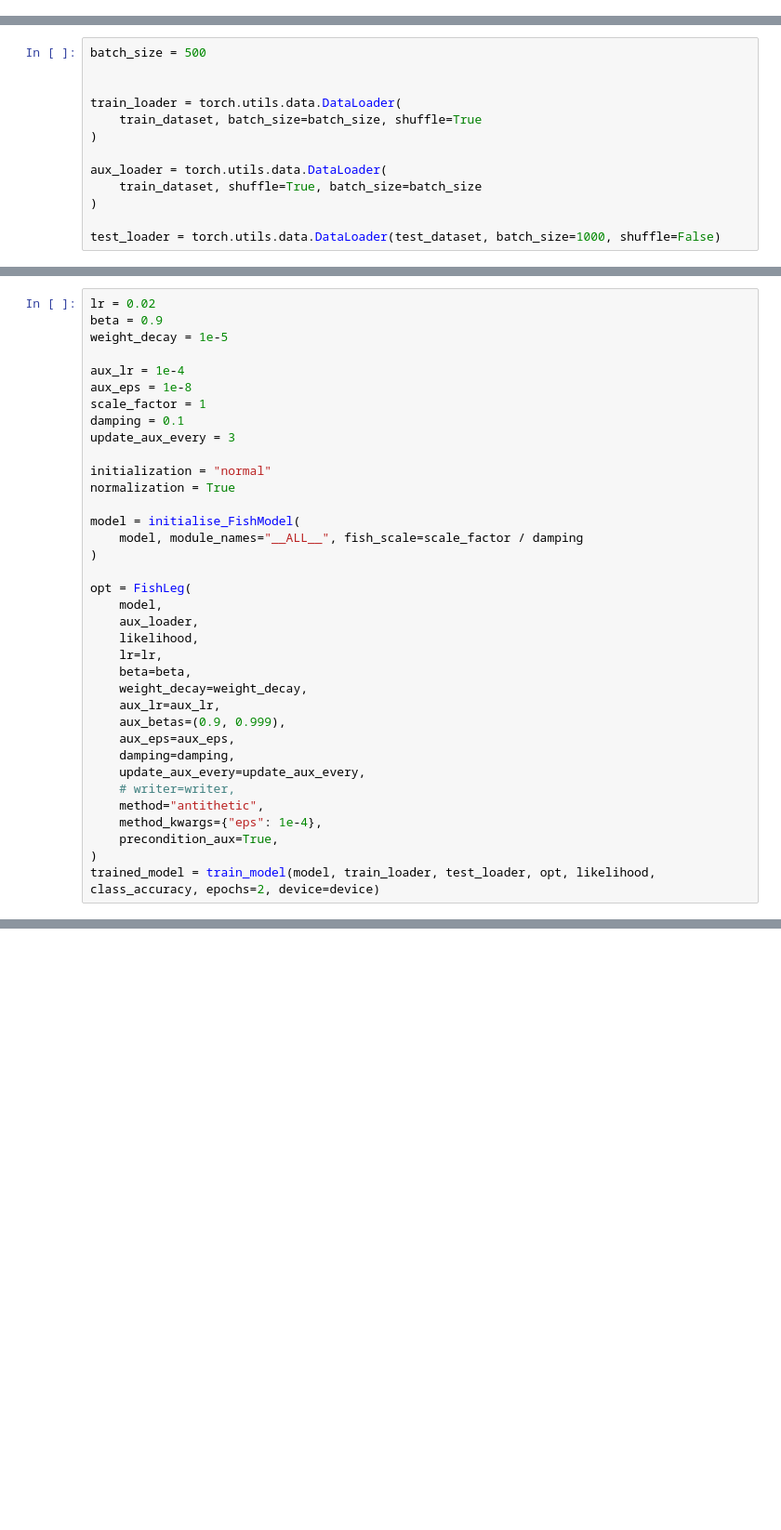
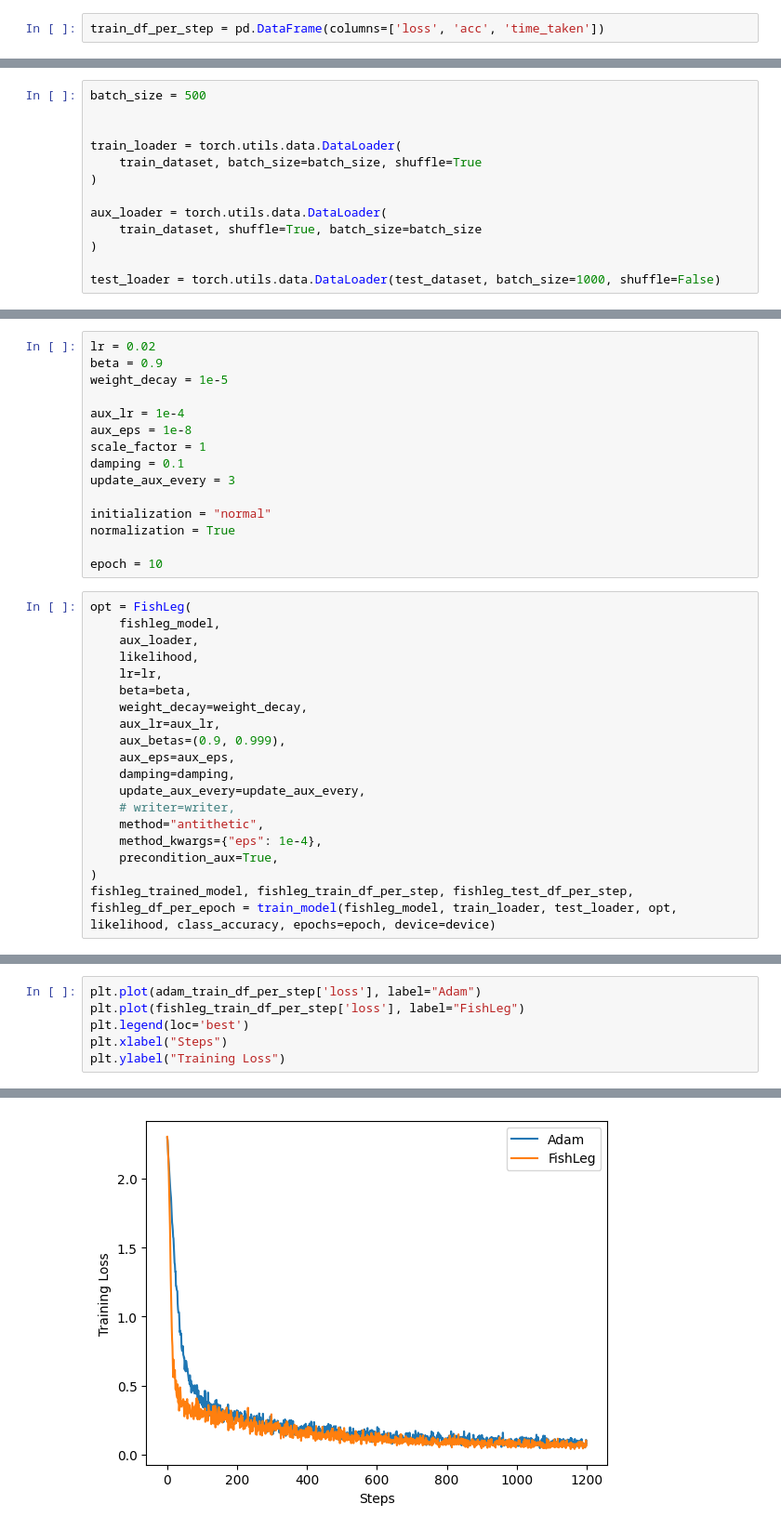
Before and after one commit to WeiShengL/FishLeg, a Jupyter notebook: examples/CIFAR_example.ipynb, the cells around one changed output, grey strips where cells are left out. Shown: that part at 93% size. Drawn from its saved outputs; the diff is of its cells as text; blank space fills up the shorter version.

```diff
--- a/examples/CIFAR_example.ipynb
+++ b/examples/CIFAR_example.ipynb
@@ -35,0 +61,2 @@ device = torch.device("cuda" if torch.cuda.is_available() else "cpu")
+# %%
+train_df_per_step = pd.DataFrame(columns=['loss', 'acc', 'time_taken'])
@@ -186,23 +333,21 @@ trained_model = train_model(model, train_loader, test_loader, opt, likelihood, c
+# %%
+lr = 0.02
+beta = 0.9
+weight_decay = 1e-5
+
+aux_lr = 1e-4
+aux_eps = 1e-8
+scale_factor = 1
+damping = 0.1
+update_aux_every = 3
+
+initialization = "normal"
+normalization = True
+
+epoch = 10
 # %%
-lr = 0.02
-beta = 0.9
-weight_decay = 1e-5
-
-aux_lr = 1e-4
-aux_eps = 1e-8
-scale_factor = 1
-damping = 0.1
-update_aux_every = 3
-
-initialization = "normal"
-normalization = True
-
-model = initialise_FishModel(
-    model, module_names="__ALL__", fish_scale=scale_factor / damping
-)
-
 opt = FishLeg(
-    model,
+    fishleg_model,
     aux_loader,
     likelihood,
     lr=lr,
@@ -218,4 +363,4 @@ opt = FishLeg(
     method_kwargs={"eps": 1e-4},
     precondition_aux=True,
 )
-trained_model = train_model(model, train_loader, test_loader, opt, likelihood, class_accuracy, epochs=2, device=device)
+fishleg_trained_model, fishleg_train_df_per_step, fishleg_test_df_per_step, fishleg_df_per_epoch = train_model(fishleg_model, train_loader, test_loader, opt, likelihood, class_accuracy, epochs=epoch, device=device)
@@ -221,0 +369,7 @@ trained_model = train_model(model, train_loader, test_loader, opt, likelihood, c
+# %%
+plt.plot(adam_train_df_per_step['loss'], label="Adam")
+plt.plot(fishleg_train_df_per_step['loss'], label="FishLeg")
+plt.legend(loc='best')
+plt.xlabel("Steps")
+plt.ylabel("Training Loss")
+# %% [output]
@@ -221,0 +377 @@ trained_model = train_model(model, train_loader, test_loader, opt, likelihood, c
+[figure, added]
```
Also changed, not shown: parts of 33 cells of this notebook, 1 other file.
